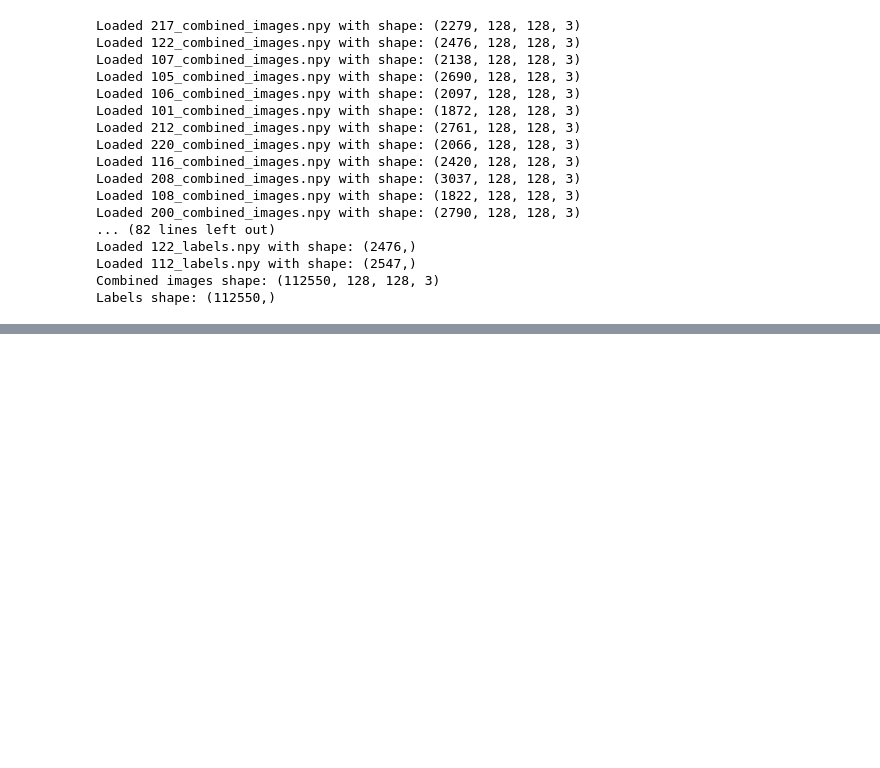
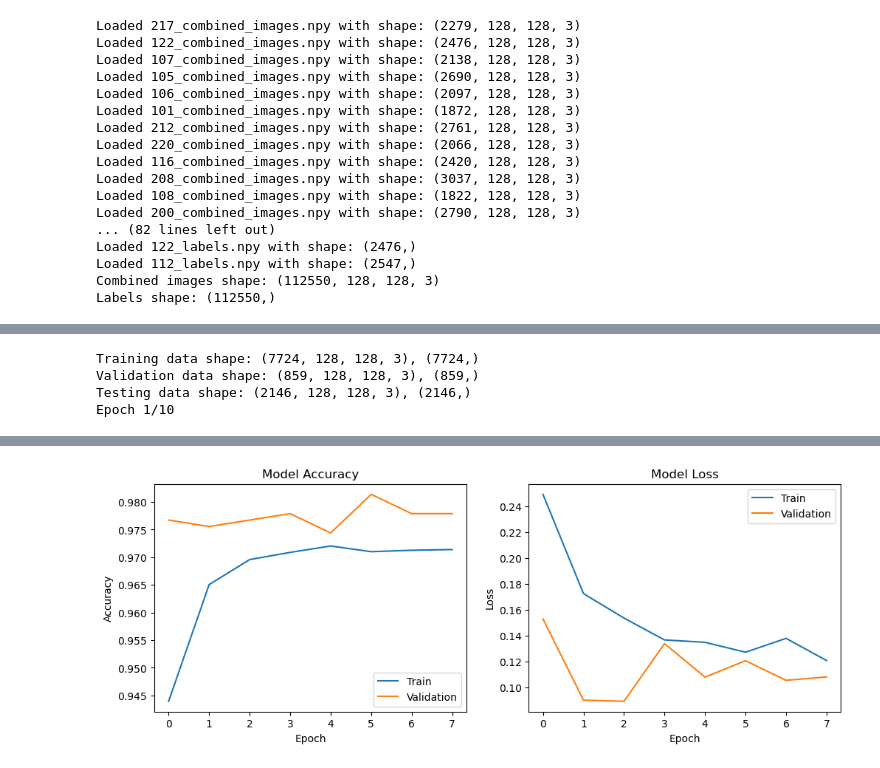
Before and after one commit to mahjabeentamanna810/ECG_data_Fusion_paper2, a Jupyter notebook: model.ipynb, the cells around one changed output, grey strips where cells are left out. Cells and saved outputs as stored; diff of their text form; code cells hidden in the pictures; blank space fills up the shorter version.

```diff
--- a/model.ipynb
+++ b/model.ipynb
@@ -508,0 +906,73 @@ ValueError: No data was loaded. Please check the filenames and paths.
+# %%
+#small model training and evaluation
+import h5py
+import numpy as np
+from sklearn.model_selection import train_test_split
+import tensorflow as tf
+from tensorflow.keras.callbacks import EarlyStopping, ModelCheckpoint
+import matplotlib.pyplot as plt
+
+# Path to the HDF5 file
+hdf5_file_path = 'subset_dataset.h5'
+
+# Load the data
+with h5py.File(hdf5_file_path, 'r') as hdf5_file:
+    images = hdf5_file['images'][:]
+    labels = hdf5_file['labels'][:]
+
+# Split the data into training, validation, and test sets
+X_train, X_test, y_train, y_test = train_test_split(images, labels, test_size=0.2, random_state=42)
+X_train, X_val, y_train, y_val = train_test_split(X_train, y_train, test_size=0.1, random_state=42)
+
+print(f'Training data shape: {X_train.shape}, {y_train.shape}')
+print(f'Validation data shape: {X_val.shape}, {y_val.shape}')
+print(f'Testing data shape: {X_test.shape}, {y_test.shape}')
+
+# Define early stopping and model checkpoint callbacks
+early_stopping = EarlyStopping(monitor='val_loss', patience=5, restore_best_weights=True)
+model_checkpoint = ModelCheckpoint('best_model.h5', monitor='val_loss', save_best_only=True)
+
+# Train the model with a smaller batch size
+history = model.fit(
+    X_train, y_train,
+    validation_data=(X_val, y_val),
+    epochs=10,
+    batch_size=2,  # Further reduced batch size
+    callbacks=[early_stopping, model_checkpoint]
+)
+
+# Load the best model
+model.load_weights('best_model.h5')
+
+# Evaluate the model on the test set
+test_loss, test_accuracy = model.evaluate(X_test, y_test)
+print(f'Test loss: {test_loss:.4f}')
+print(f'Test accuracy: {test_accuracy:.4f}')
+
+# Plot training and validation accuracy and loss
+plt.figure(figsize=(12, 4))
+
+# Accuracy plot
+plt.subplot(1, 2, 1)
+plt.plot(history.history['accuracy'], label='Train')
+plt.plot(history.history['val_accuracy'], label='Validation')
+plt.title('Model Accuracy')
+plt.xlabel('Epoch')
+plt.ylabel('Accuracy')
+plt.legend()
+
+# Loss plot
+plt.subplot(1, 2, 2)
+plt.plot(history.history['loss'], label='Train')
+plt.plot(history.history['val_loss'], label='Validation')
+plt.title('Model Loss')
+plt.xlabel('Epoch')
+plt.ylabel('Loss')
+plt.legend()
+
+plt.show()
+# %% [output]
+Training data shape: (7724, 128, 128, 3), (7724,)
+Validation data shape: (859, 128, 128, 3), (859,)
+Testing data shape: (2146, 128, 128, 3), (2146,)
+Epoch 1/10
@@ -508,0 +1004 @@ ValueError: No data was loaded. Please check the filenames and paths.
+[figure, added]
```
Also changed, not shown: parts of 18 cells of this notebook, 1 other file.
